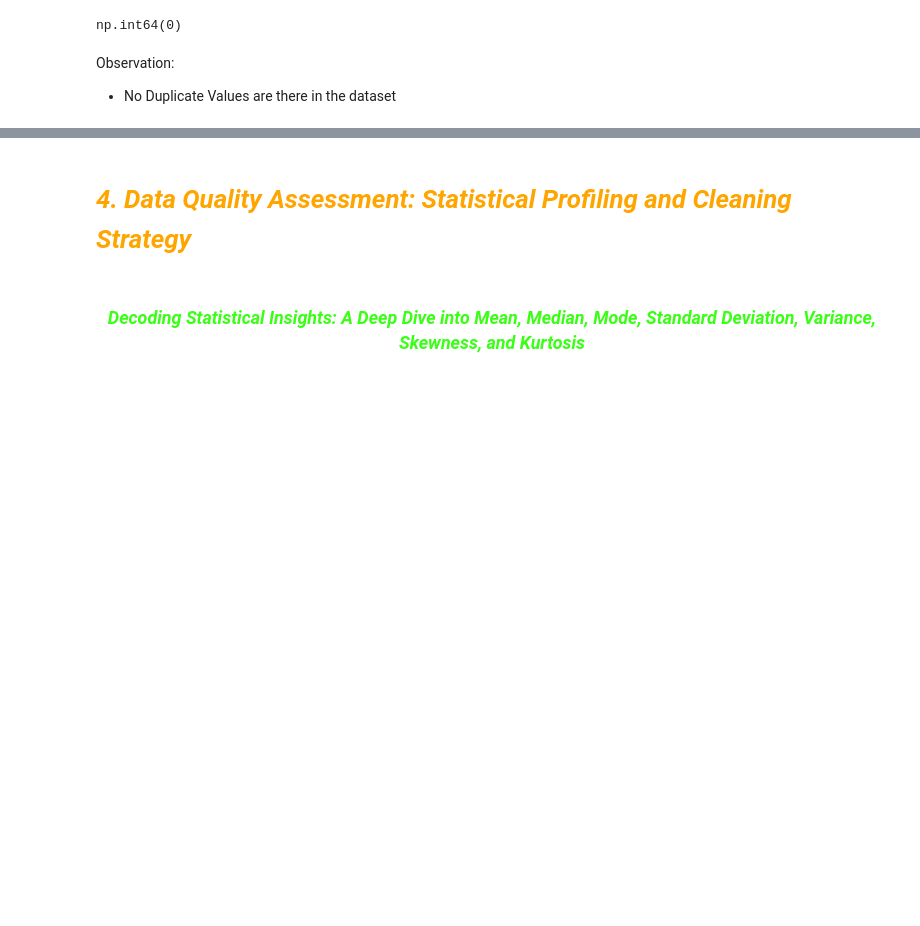
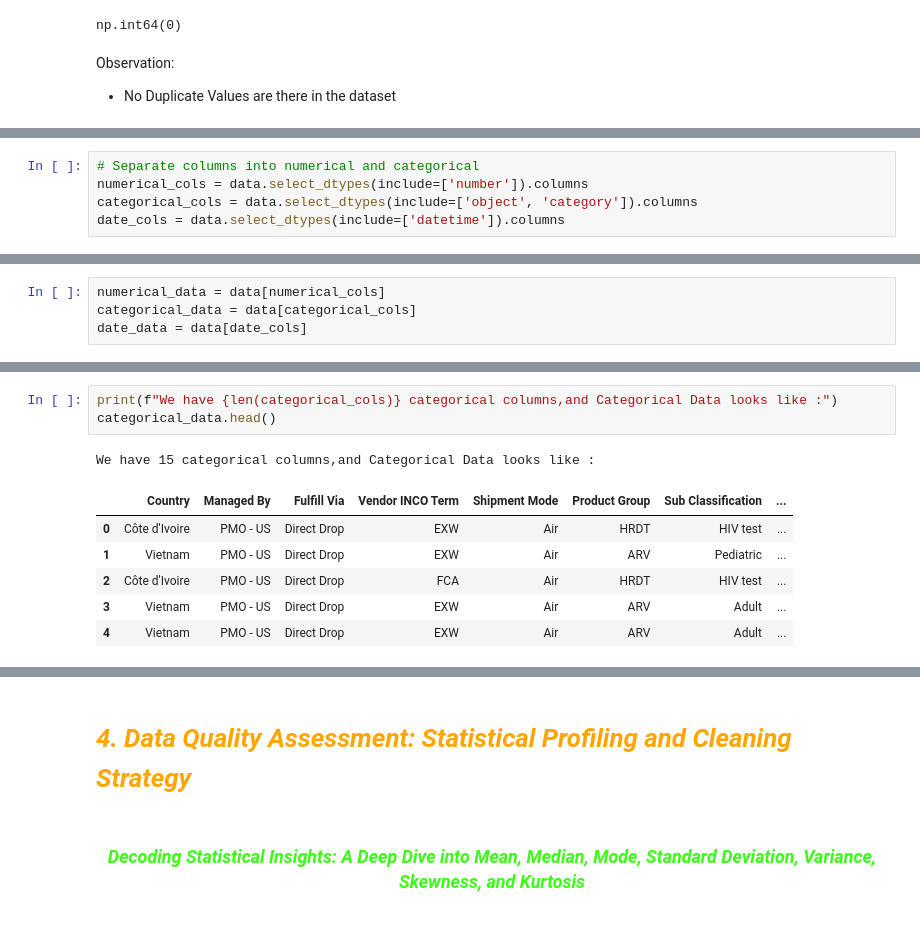
Before and after one commit to rashmiKumari03/Shipment-Price-Prediction, a Jupyter notebook: Notebook/Analyzing_Data.ipynb, the cells around one changed output, grey strips where cells are left out. Cells and saved outputs as stored; diff of their text form; blank space fills up the shorter version.

```diff
--- a/Notebook/Analyzing_Data.ipynb
+++ b/Notebook/Analyzing_Data.ipynb
@@ -319,0 +636,5 @@ Frequency Distribution of Columns with 30 or Fewer Unique Values & Value Count</
+# %%
+# Separate columns into numerical and categorical
+numerical_cols = data.select_dtypes(include=['number']).columns
+categorical_cols = data.select_dtypes(include=['object', 'category']).columns
+date_cols = data.select_dtypes(include=['datetime']).columns
@@ -319,0 +649,4 @@ Frequency Distribution of Columns with 30 or Fewer Unique Values & Value Count</
+# %%
+numerical_data = data[numerical_cols]
+categorical_data = data[categorical_cols]
+date_data = data[date_cols]
@@ -319,0 +664,11 @@ Frequency Distribution of Columns with 30 or Fewer Unique Values & Value Count</
+# %%
+print(f"We have {len(categorical_cols)} categorical columns,and Categorical Data looks like :")
+categorical_data.head()
+# %% [output]
+We have 15 categorical columns,and Categorical Data looks like :
+|  | Country | Managed By | Fulfill Via | Vendor INCO Term | Shipment Mode | Product Group | Sub Classification | ... |
+| 0 | Côte d'Ivoire | PMO - US | Direct Drop | EXW | Air | HRDT | HIV test | ... |
+| 1 | Vietnam | PMO - US | Direct Drop | EXW | Air | ARV | Pediatric | ... |
+| 2 | Côte d'Ivoire | PMO - US | Direct Drop | FCA | Air | HRDT | HIV test | ... |
+| 3 | Vietnam | PMO - US | Direct Drop | EXW | Air | ARV | Adult | ... |
+| 4 | Vietnam | PMO - US | Direct Drop | EXW | Air | ARV | Adult | ... |
```
Also changed, not shown: parts of 56 cells of this notebook.
